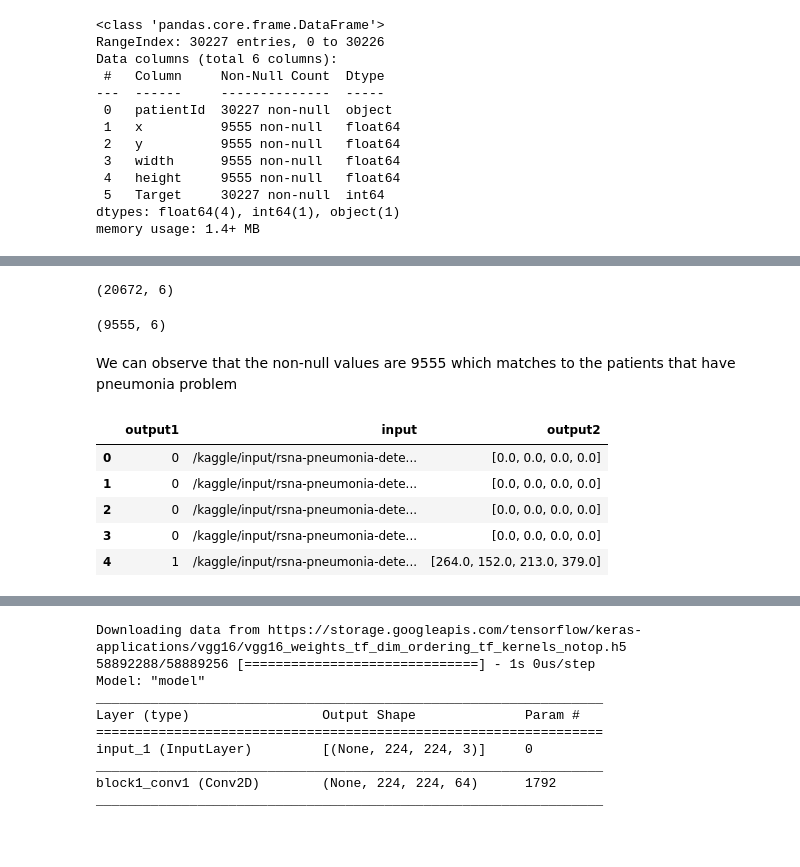
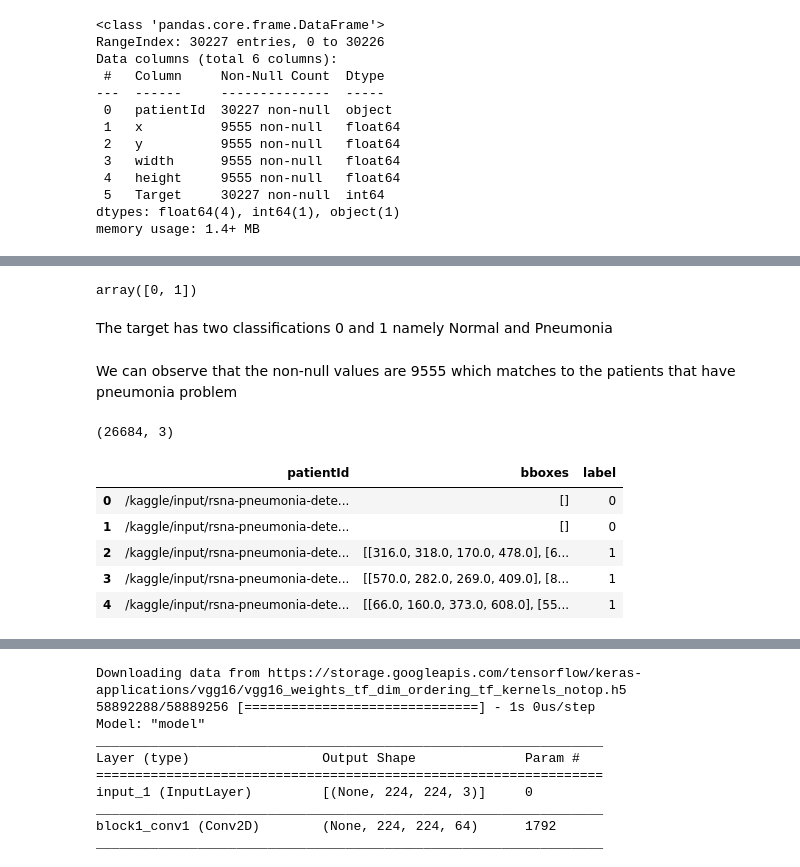
Before and after one commit to bathibabud/Capstone_Project_RSNA_Pneumonia_detection, a Jupyter notebook: object-detection-rsna-pneumonia.ipynb, the cells around one changed output, grey strips where cells are left out. Saved outputs shown, nothing was run; the diff lists cells and outputs as text; code cells hidden in the pictures; blank space fills up the shorter version.

```diff
--- a/object-detection-rsna-pneumonia.ipynb
+++ b/object-detection-rsna-pneumonia.ipynb
@@ -68,0 +45,5 @@ def load_dataset(path, df1):
+# %%
+images_path=glob(trainImagesDir + '*.dcm')
+print('Total number images in the training set are {}'.format(len(images_path)))
+for name in random.sample(images_path, 5):
+    print(name)
@@ -95,21 +110,38 @@ memory usage: 1.4+ MB
 # %%
-image_target[image_target.Target==0].shape
+image_target.Target.unique()
 # %% [output]
-(20672, 6)
+array([0, 1])
-# %%
-image_target[image_target.Target==1].shape
-# %% [output]
-(9555, 6)
+# %% [markdown]
+The target has two classifications 0 and 1 namely Normal and Pneumonia
+# %%
+def update_dataset(path, df1):
+    pid=[]
+    label=[]
+    bbox=[]
+
+    for name, group in df1.groupby(['patientId','Target']):
+        pid.append(path+group['patientId'].tolist()[0]+'.dcm')
+        label.append(group['Target'].tolist()[0])
+        if group['Target'].tolist()[0] == 1:
+            ibbox=[]
+            for row in group.iterrows():
+                ibbox.append([row[1]['x'], row[1]['y'], row[1]['width'], row[1]['height']])
+            bbox.append(ibbox)
+        else:
+            bbox.append([])
+    df = pd.DataFrame({'patientId':pid, 'bboxes': bbox, 'label':label})
+    return df
 # %% [markdown]
 We can observe that the non-null values are 9555 which matches to the patients that have pneumonia problem
 # %%
-# xtrain, ytrain1, ytrain2=load_dataset(trainImagesDir, image_target)
-df=load_dataset(trainImagesDir, image_target)
+df=update_dataset(trainImagesDir, image_target)
+print(df.shape)
 df.head()
 # %% [output]
+(26684, 3)
-|  | output1 | input | output2 |
-| 0 | 0 | /kaggle/input/rsna-pneumonia-dete... | [0.0, 0.0, 0.0, 0.0] |
-| 1 | 0 | /kaggle/input/rsna-pneumonia-dete... | [0.0, 0.0, 0.0, 0.0] |
-| 2 | 0 | /kaggle/input/rsna-pneumonia-dete... | [0.0, 0.0, 0.0, 0.0] |
-| 3 | 0 | /kaggle/input/rsna-pneumonia-dete... | [0.0, 0.0, 0.0, 0.0] |
-| 4 | 1 | /kaggle/input/rsna-pneumonia-dete... | [264.0, 152.0, 213.0, 379.0] |
+|  | patientId | bboxes | label |
+| 0 | /kaggle/input/rsna-pneumonia-dete... | [] | 0 |
+| 1 | /kaggle/input/rsna-pneumonia-dete... | [] | 0 |
+| 2 | /kaggle/input/rsna-pneumonia-dete... | [[316.0, 318.0, 170.0, 478.0], [6... | 1 |
+| 3 | /kaggle/input/rsna-pneumonia-dete... | [[570.0, 282.0, 269.0, 409.0], [8... | 1 |
+| 4 | /kaggle/input/rsna-pneumonia-dete... | [[66.0, 160.0, 373.0, 608.0], [55... | 1 |
```
Also changed, not shown: parts of 31 cells of this notebook.
